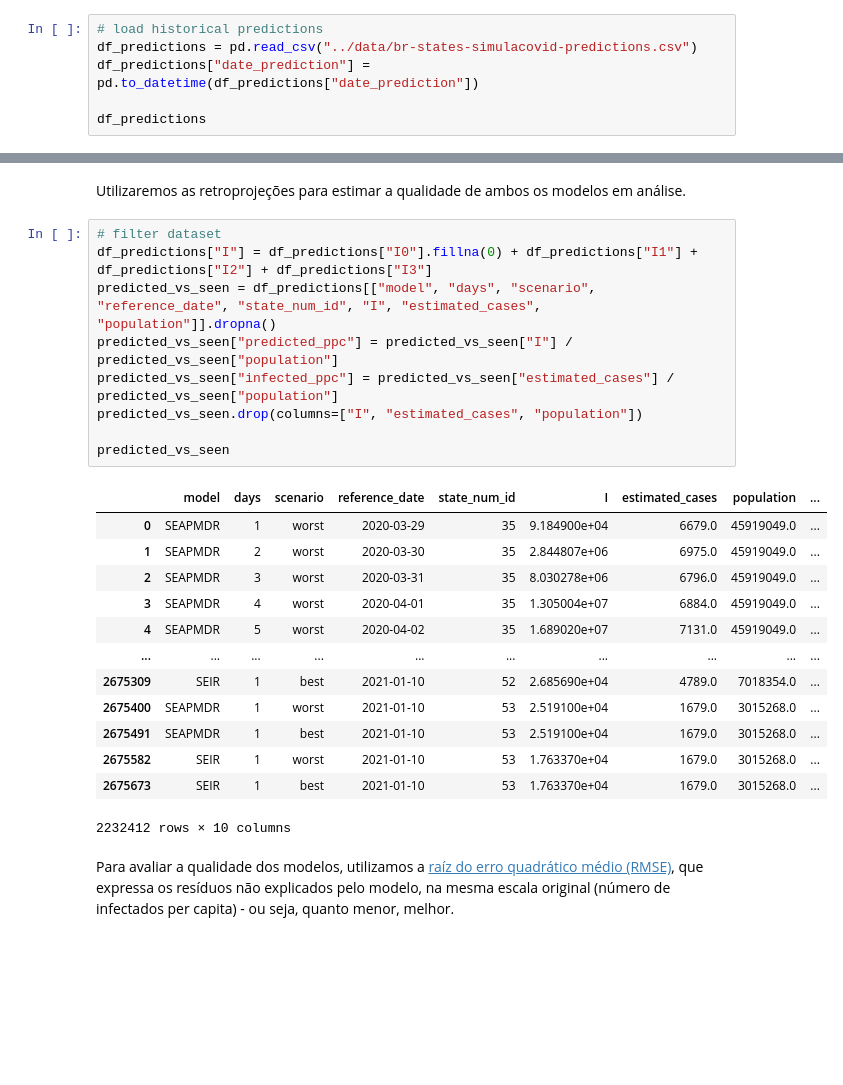
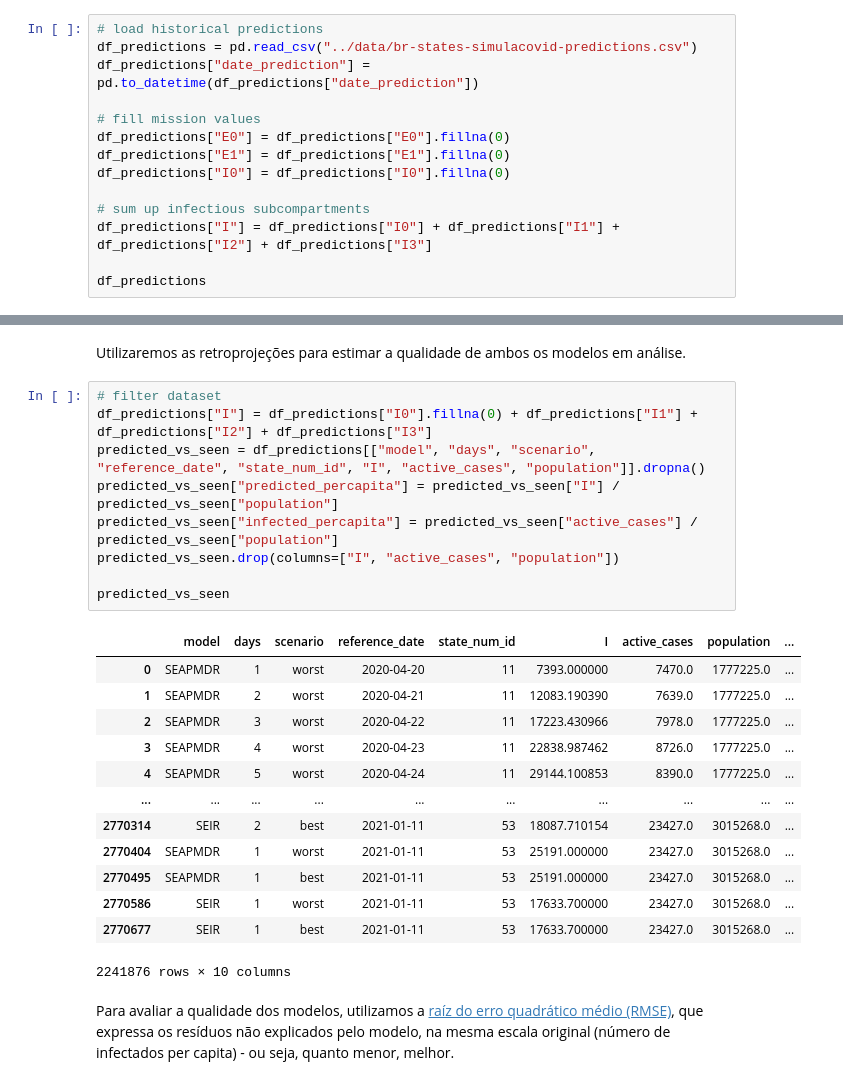
Before and after one commit to bcbernardo/impulsogov-desafio-simulacovid, a Jupyter notebook: notebooks/analysis.ipynb, the cells around one changed output, grey strips where cells are left out. Saved outputs shown, nothing was run; the diff lists cells and outputs as text; blank space fills up the shorter version.

Commit message:
Fix SEAPMDR model; calculate nosocomial proportion

```diff
--- a/notebooks/analysis.ipynb
+++ b/notebooks/analysis.ipynb
@@ -16,6 +16,14 @@ Para esta análise, utilizaremos os dados da simulação gerados com o notebook
 df_predictions = pd.read_csv("../data/br-states-simulacovid-predictions.csv")
 df_predictions["date_prediction"] = pd.to_datetime(df_predictions["date_prediction"])
 
+# fill mission values
+df_predictions["E0"] = df_predictions["E0"].fillna(0)
+df_predictions["E1"] = df_predictions["E1"].fillna(0)
+df_predictions["I0"] = df_predictions["I0"].fillna(0)
+
+# sum up infectious subcompartments
+df_predictions["I"] = df_predictions["I0"] + df_predictions["I1"] + df_predictions["I2"] + df_predictions["I3"]
+
 df_predictions
 # %% [output]
 |  | days | S | E0 | E1 | I0 | I1 | I2 | I3 | R | D | N | ... |
@@ -105,26 +113,26 @@ Utilizaremos as retroprojeções para estimar a qualidade de ambos os modelos em
 # %%
 # filter dataset
 df_predictions["I"] = df_predictions["I0"].fillna(0) + df_predictions["I1"] + df_predictions["I2"] + df_predictions["I3"]
-predicted_vs_seen = df_predictions[["model", "days", "scenario", "reference_date", "state_num_id", "I", "estimated_cases", "population"]].dropna()
-predicted_vs_seen["predicted_ppc"] = predicted_vs_seen["I"] / predicted_vs_seen["population"]
-predicted_vs_seen["infected_ppc"] = predicted_vs_seen["estimated_cases"] / predicted_vs_seen["population"]
-predicted_vs_seen.drop(columns=["I", "estimated_cases", "population"])
+predicted_vs_seen = df_predictions[["model", "days", "scenario", "reference_date", "state_num_id", "I", "active_cases", "population"]].dropna()
+predicted_vs_seen["predicted_percapita"] = predicted_vs_seen["I"] / predicted_vs_seen["population"]
+predicted_vs_seen["infected_percapita"] = predicted_vs_seen["active_cases"] / predicted_vs_seen["population"]
+predicted_vs_seen.drop(columns=["I", "active_cases", "population"])
 
 predicted_vs_seen
 # %% [output]
-|  | model | days | scenario | reference_date | state_num_id | I | estimated_cases | population | ... |
-| 0 | SEAPMDR | 1 | worst | 2020-03-29 | 35 | 9.184900e+04 | 6679.0 | 45919049.0 | ... |
-| 1 | SEAPMDR | 2 | worst | 2020-03-30 | 35 | 2.844807e+06 | 6975.0 | 45919049.0 | ... |
-| 2 | SEAPMDR | 3 | worst | 2020-03-31 | 35 | 8.030278e+06 | 6796.0 | 45919049.0 | ... |
-| 3 | SEAPMDR | 4 | worst | 2020-04-01 | 35 | 1.305004e+07 | 6884.0 | 45919049.0 | ... |
-| 4 | SEAPMDR | 5 | worst | 2020-04-02 | 35 | 1.689020e+07 | 7131.0 | 45919049.0 | ... |
+|  | model | days | scenario | reference_date | state_num_id | I | active_cases | population | ... |
+| 0 | SEAPMDR | 1 | worst | 2020-04-20 | 11 | 7393.000000 | 7470.0 | 1777225.0 | ... |
+| 1 | SEAPMDR | 2 | worst | 2020-04-21 | 11 | 12083.190390 | 7639.0 | 1777225.0 | ... |
+| 2 | SEAPMDR | 3 | worst | 2020-04-22 | 11 | 17223.430966 | 7978.0 | 1777225.0 | ... |
+| 3 | SEAPMDR | 4 | worst | 2020-04-23 | 11 | 22838.987462 | 8726.0 | 1777225.0 | ... |
+| 4 | SEAPMDR | 5 | worst | 2020-04-24 | 11 | 29144.100853 | 8390.0 | 1777225.0 | ... |
 | ... | ... | ... | ... | ... | ... | ... | ... | ... | ... |
-| 2675309 | SEIR | 1 | best | 2021-01-10 | 52 | 2.685690e+04 | 4789.0 | 7018354.0 | ... |
-| 2675400 | SEAPMDR | 1 | worst | 2021-01-10 | 53 | 2.519100e+04 | 1679.0 | 3015268.0 | ... |
-| 2675491 | SEAPMDR | 1 | best | 2021-01-10 | 53 | 2.519100e+04 | 1679.0 | 3015268.0 | ... |
-| 2675582 | SEIR | 1 | worst | 2021-01-10 | 53 | 1.763370e+04 | 1679.0 | 3015268.0 | ... |
-| 2675673 | SEIR | 1 | best | 2021-01-10 | 53 | 1.763370e+04 | 1679.0 | 3015268.0 | ... |
+| 2770314 | SEIR | 2 | best | 2021-01-11 | 53 | 18087.710154 | 23427.0 | 3015268.0 | ... |
+| 2770404 | SEAPMDR | 1 | worst | 2021-01-11 | 53 | 25191.000000 | 23427.0 | 3015268.0 | ... |
+| 2770495 | SEAPMDR | 1 | best | 2021-01-11 | 53 | 25191.000000 | 23427.0 | 3015268.0 | ... |
+| 2770586 | SEIR | 1 | worst | 2021-01-11 | 53 | 17633.700000 | 23427.0 | 3015268.0 | ... |
+| 2770677 | SEIR | 1 | best | 2021-01-11 | 53 | 17633.700000 | 23427.0 | 3015268.0 | ... |
-2232412 rows × 10 columns
+2241876 rows × 10 columns
 # %% [markdown]
 Para avaliar a qualidade dos modelos, utilizamos a [raíz do erro quadrático médio (RMSE)](https://en.wikipedia.org/wiki/Root-mean-square_deviation), que expressa os resíduos não explicados pelo modelo, na mesma escala original (número de infectados per capita) - ou seja, quanto menor, melhor.
 # %%
```
Also changed, not shown: parts of 10 cells of this notebook, 10 other files.
